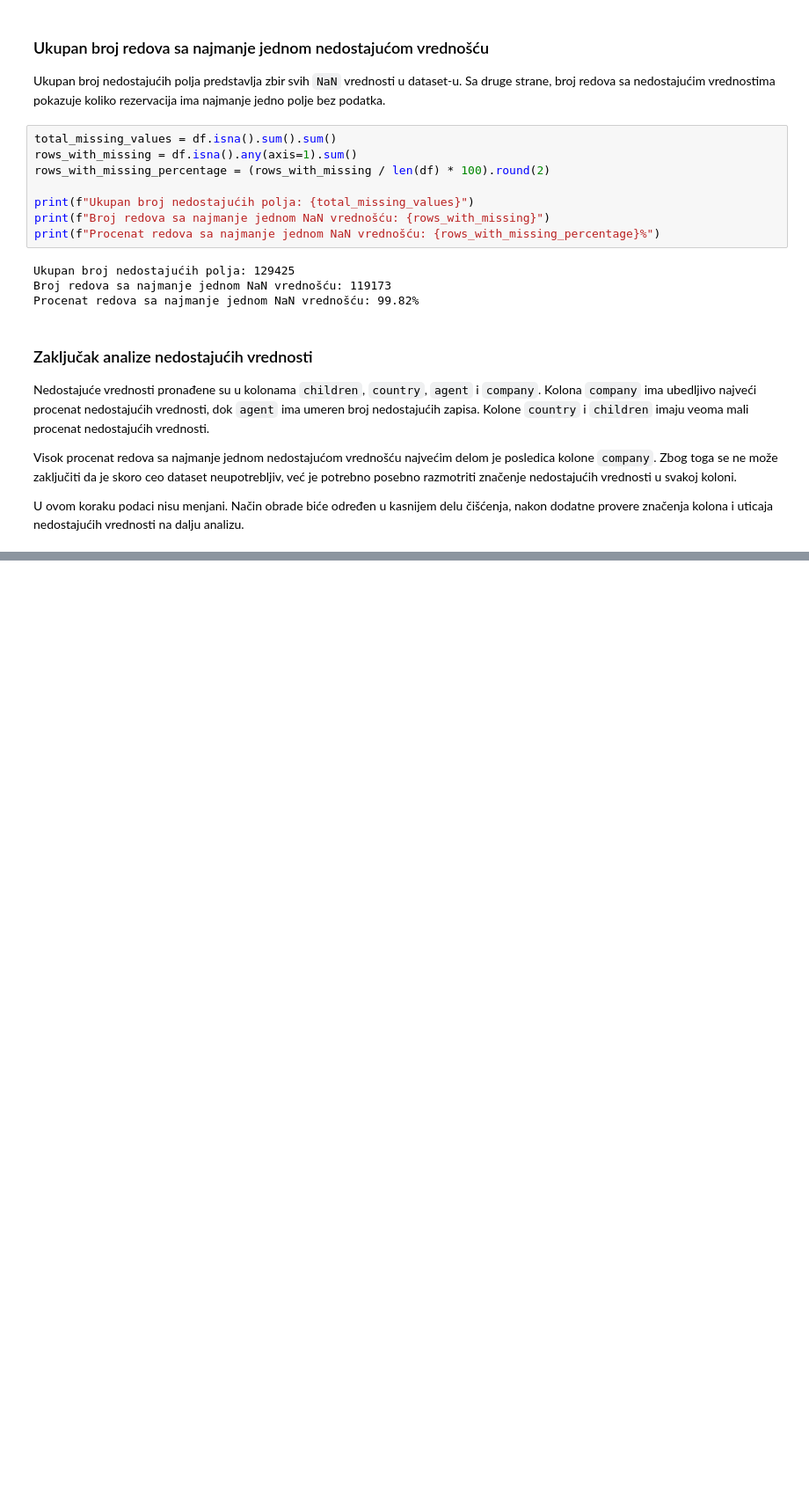
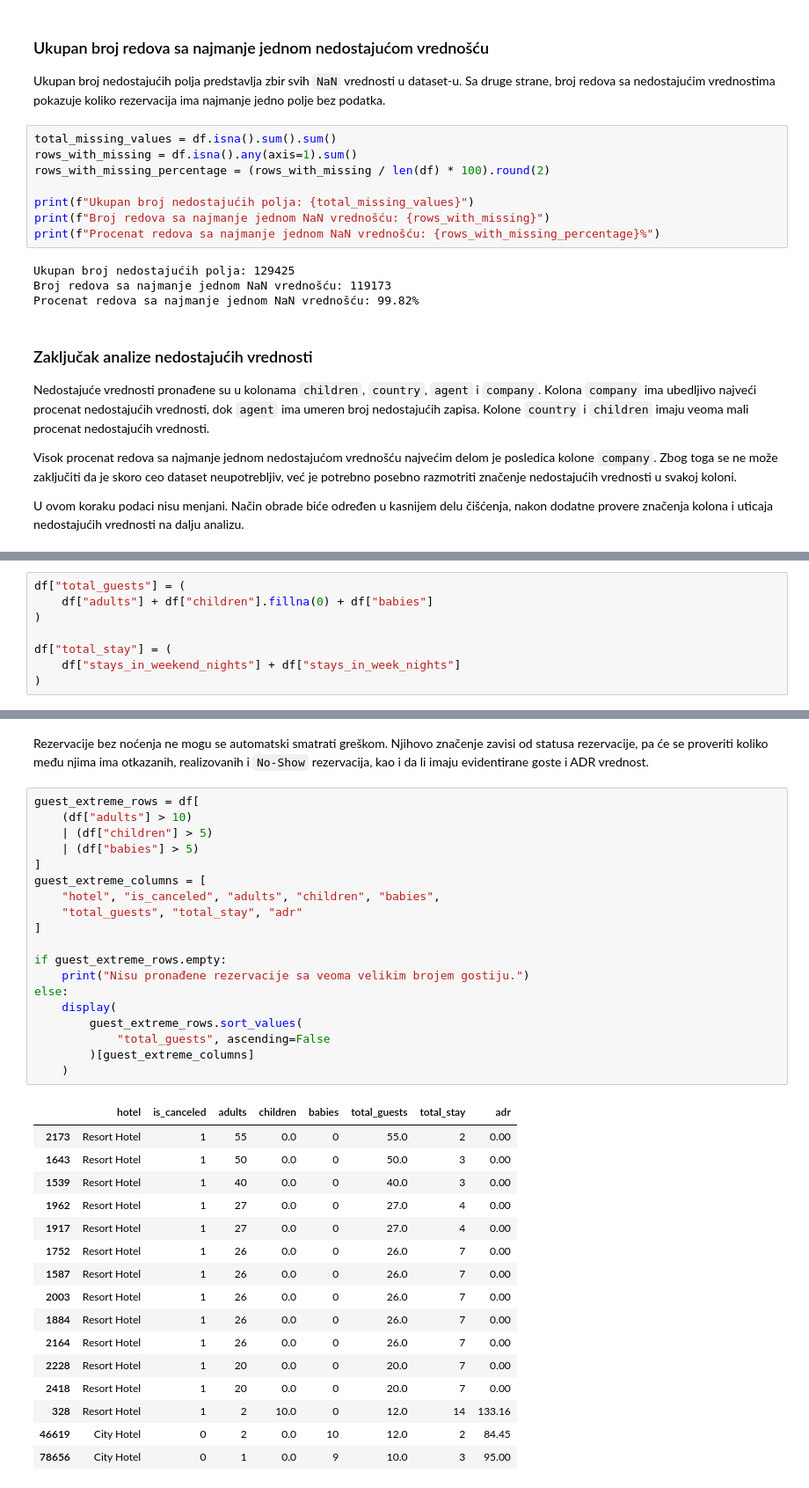
Before and after one commit to angelinalazarevic/Seminarski-UNP---Hotel-Booking, a Jupyter notebook: notebooks/hotel_booking_analysis.ipynb, the cells around one changed output, grey strips where cells are left out. Shown at 88% size. Cells and saved outputs as stored; diff of their text form; blank space fills up the shorter version.

Commit message:
ekstremne vrednosti pregled

```diff
--- a/notebooks/hotel_booking_analysis.ipynb
+++ b/notebooks/hotel_booking_analysis.ipynb
@@ -158,0 +184,8 @@ U ovom koraku podaci nisu menjani. Način obrade biće određen u kasnijem delu
+# %%
+df["total_guests"] = (
+    df["adults"] + df["children"].fillna(0) + df["babies"]
+)
+
+df["total_stay"] = (
+    df["stays_in_weekend_nights"] + df["stays_in_week_nights"]
+)
@@ -158,0 +332,38 @@ U ovom koraku podaci nisu menjani. Način obrade biće određen u kasnijem delu
+# %% [markdown]
+Rezervacije bez noćenja ne mogu se automatski smatrati greškom. Njihovo značenje zavisi od statusa rezervacije, pa će se proveriti koliko među njima ima otkazanih, realizovanih i `No-Show` rezervacija, kao i da li imaju evidentirane goste i ADR vrednost.
+# %%
+guest_extreme_rows = df[
+    (df["adults"] > 10)
+    | (df["children"] > 5)
+    | (df["babies"] > 5)
+]
+guest_extreme_columns = [
+    "hotel", "is_canceled", "adults", "children", "babies",
+    "total_guests", "total_stay", "adr"
+]
+
+if guest_extreme_rows.empty:
+    print("Nisu pronađene rezervacije sa veoma velikim brojem gostiju.")
+else:
+    display(
+        guest_extreme_rows.sort_values(
+            "total_guests", ascending=False
+        )[guest_extreme_columns]
+    )
+# %% [output]
+|  | hotel | is_canceled | adults | children | babies | total_guests | total_stay | adr |
+| 2173 | Resort Hotel | 1 | 55 | 0.0 | 0 | 55.0 | 2 | 0.00 |
+| 1643 | Resort Hotel | 1 | 50 | 0.0 | 0 | 50.0 | 3 | 0.00 |
+| 1539 | Resort Hotel | 1 | 40 | 0.0 | 0 | 40.0 | 3 | 0.00 |
+| 1962 | Resort Hotel | 1 | 27 | 0.0 | 0 | 27.0 | 4 | 0.00 |
+| 1917 | Resort Hotel | 1 | 27 | 0.0 | 0 | 27.0 | 4 | 0.00 |
+| 1752 | Resort Hotel | 1 | 26 | 0.0 | 0 | 26.0 | 7 | 0.00 |
+| 1587 | Resort Hotel | 1 | 26 | 0.0 | 0 | 26.0 | 7 | 0.00 |
+| 2003 | Resort Hotel | 1 | 26 | 0.0 | 0 | 26.0 | 7 | 0.00 |
+| 1884 | Resort Hotel | 1 | 26 | 0.0 | 0 | 26.0 | 7 | 0.00 |
+| 2164 | Resort Hotel | 1 | 26 | 0.0 | 0 | 26.0 | 7 | 0.00 |
+| 2228 | Resort Hotel | 1 | 20 | 0.0 | 0 | 20.0 | 7 | 0.00 |
+| 2418 | Resort Hotel | 1 | 20 | 0.0 | 0 | 20.0 | 7 | 0.00 |
+| 328 | Resort Hotel | 1 | 2 | 10.0 | 0 | 12.0 | 14 | 133.16 |
+| 46619 | City Hotel | 0 | 2 | 0.0 | 10 | 12.0 | 2 | 84.45 |
+| 78656 | City Hotel | 0 | 1 | 0.0 | 9 | 10.0 | 3 | 95.00 |
```
Also changed, not shown: parts of 19 cells of this notebook.
